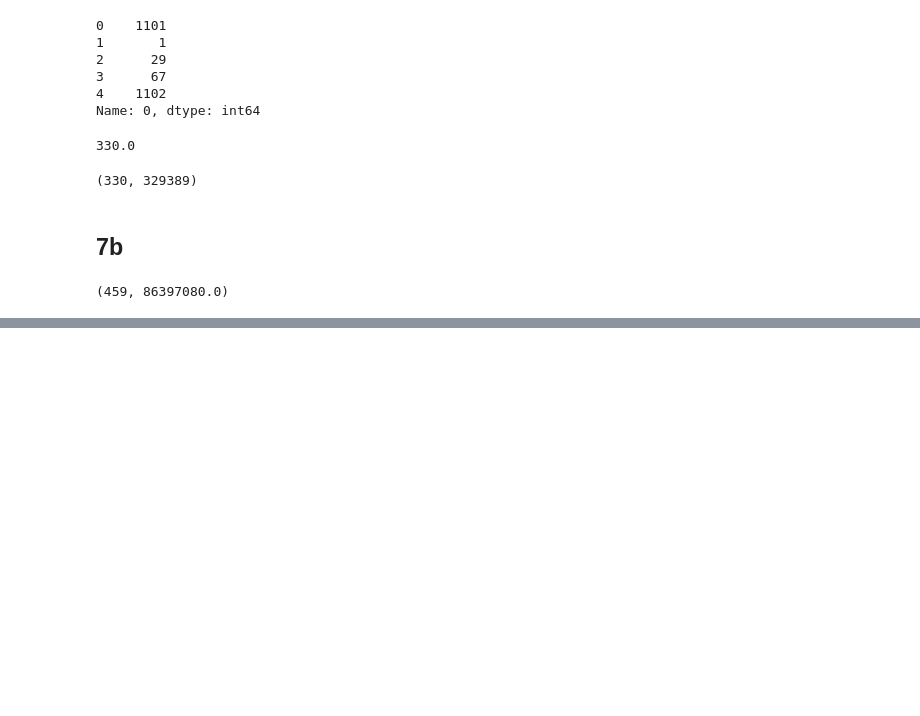
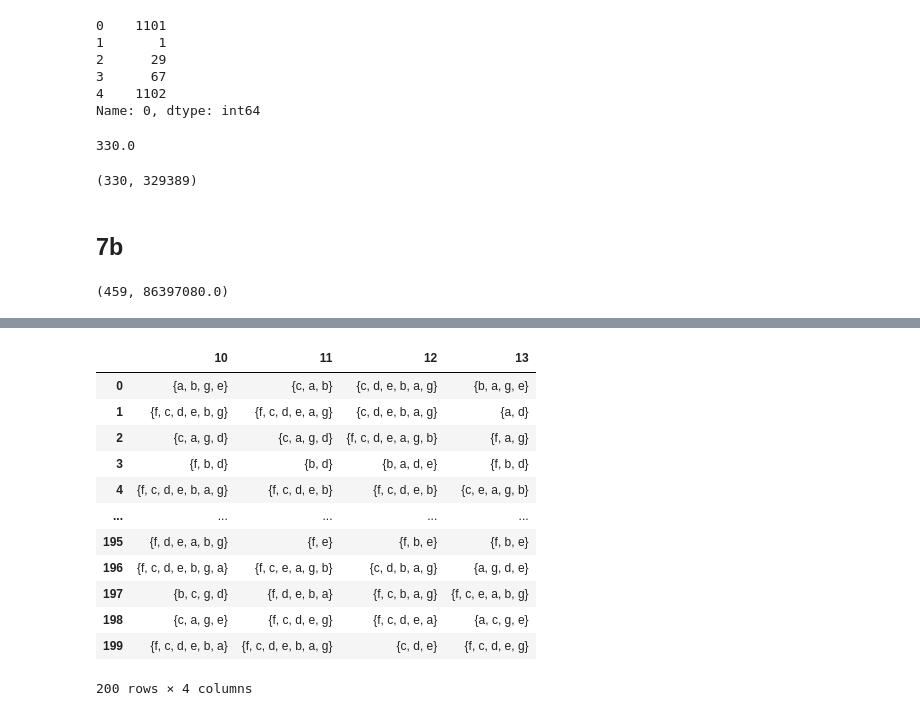
Before and after one commit to tdpetrou/Advent-of-Code-Pandas, a Jupyter notebook: 2021/solutions.ipynb, the cells around one changed output, grey strips where cells are left out. Cells and saved outputs as stored; diff of their text form; code cells hidden in the pictures; blank space fills up the shorter version.

```diff
--- a/solutions.ipynb
+++ b/2021/solutions.ipynb
@@ -404,0 +458,16 @@ min_val, fuel
+# %%
+df.iloc[:, -4:].applymap(set)
+# %% [output]
+|  | 10 | 11 | 12 | 13 |
+| 0 | {a, b, g, e} | {c, a, b} | {c, d, e, b, a, g} | {b, a, g, e} |
+| 1 | {f, c, d, e, b, g} | {f, c, d, e, a, g} | {c, d, e, b, a, g} | {a, d} |
+| 2 | {c, a, g, d} | {c, a, g, d} | {f, c, d, e, a, g, b} | {f, a, g} |
+| 3 | {f, b, d} | {b, d} | {b, a, d, e} | {f, b, d} |
+| 4 | {f, c, d, e, b, a, g} | {f, c, d, e, b} | {f, c, d, e, b} | {c, e, a, g, b} |
+| ... | ... | ... | ... | ... |
+| 195 | {f, d, e, a, b, g} | {f, e} | {f, b, e} | {f, b, e} |
+| 196 | {f, c, d, e, b, g, a} | {f, c, e, a, g, b} | {c, d, b, a, g} | {a, g, d, e} |
+| 197 | {b, c, g, d} | {f, d, e, b, a} | {f, c, b, a, g} | {f, c, e, a, b, g} |
+| 198 | {c, a, g, e} | {f, c, d, e, g} | {f, c, d, e, a} | {a, c, g, e} |
+| 199 | {f, c, d, e, b, a} | {f, c, d, e, b, a, g} | {c, d, e} | {f, c, d, e, g} |
+200 rows × 4 columns
```
Also changed, not shown: parts of 22 cells of this notebook, 12 other files.
